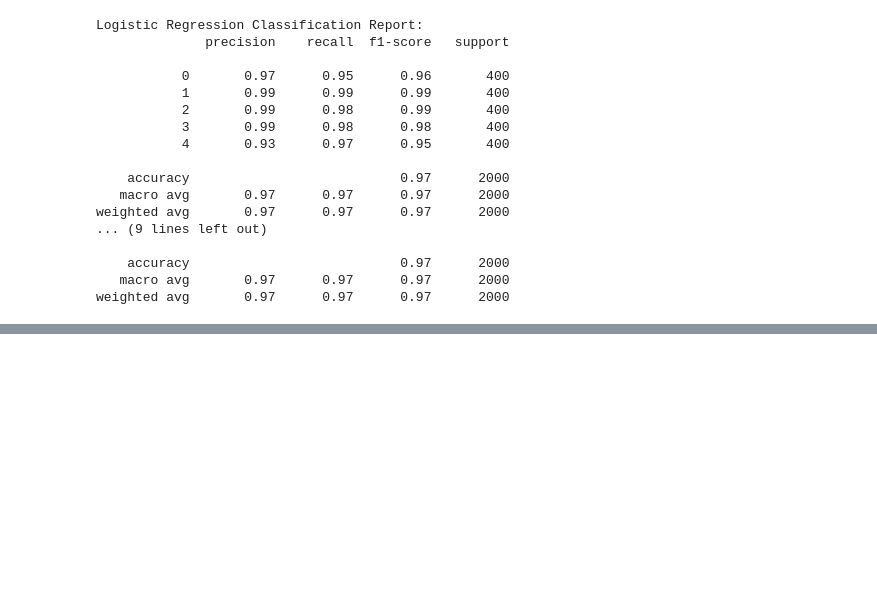
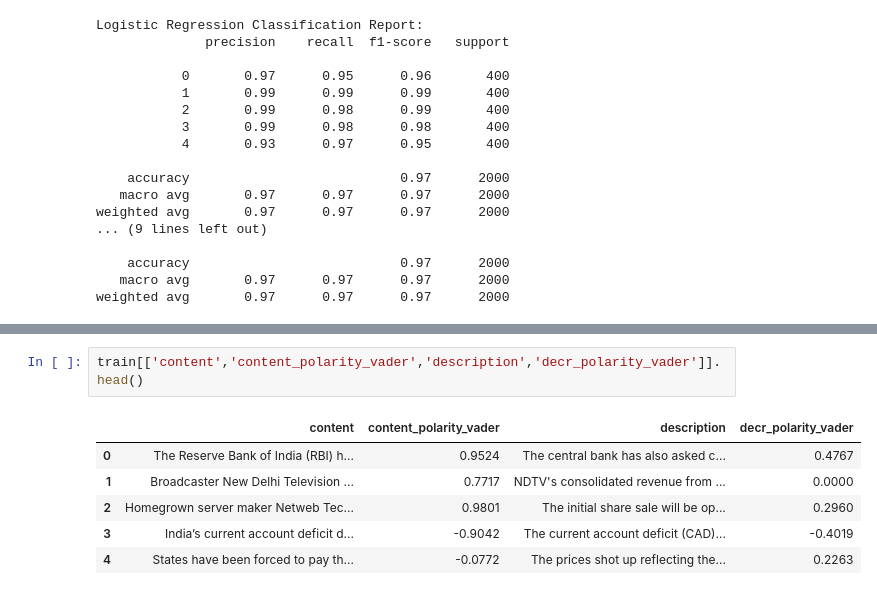
Before and after one commit to Nomathemba149/2401PTDS_Classification_Project-main, a Jupyter notebook: Classification Project Notebook.ipynb, the cells around one changed output, grey strips where cells are left out. Drawn from its saved outputs; the diff is of its cells as text; blank space fills up the shorter version.

```diff
--- a/Classification Project Notebook.ipynb
+++ b/Classification Project Notebook.ipynb
@@ -409,0 +496,9 @@ WARNING: Ignoring invalid distribution ~umpy (c:\Users\F8871487\AppData\Local\an
+# %%
+train[['content','content_polarity_vader','description','decr_polarity_vader']].head()
+# %% [output]
+|  | content | content_polarity_vader | description | decr_polarity_vader |
+| 0 | The Reserve Bank of India (RBI) h... | 0.9524 | The central bank has also asked c... | 0.4767 |
+| 1 | Broadcaster New Delhi Television ... | 0.7717 | NDTV's consolidated revenue from ... | 0.0000 |
+| 2 | Homegrown server maker Netweb Tec... | 0.9801 | The initial share sale will be op... | 0.2960 |
+| 3 | India’s current account deficit d... | -0.9042 | The current account deficit (CAD)... | -0.4019 |
+| 4 | States have been forced to pay th... | -0.0772 | The prices shot up reflecting the... | 0.2263 |
```
Also changed, not shown: parts of 22 cells of this notebook.
